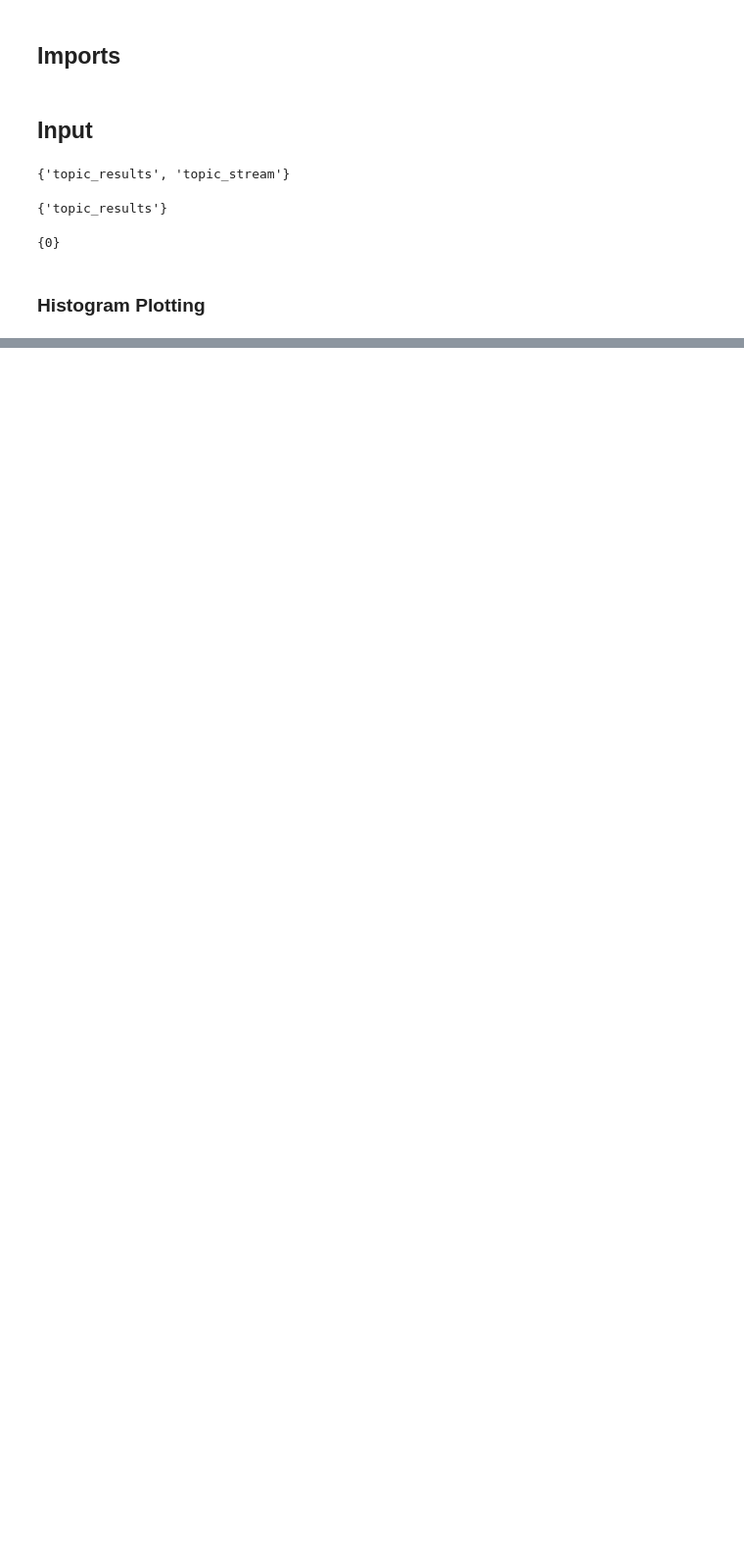
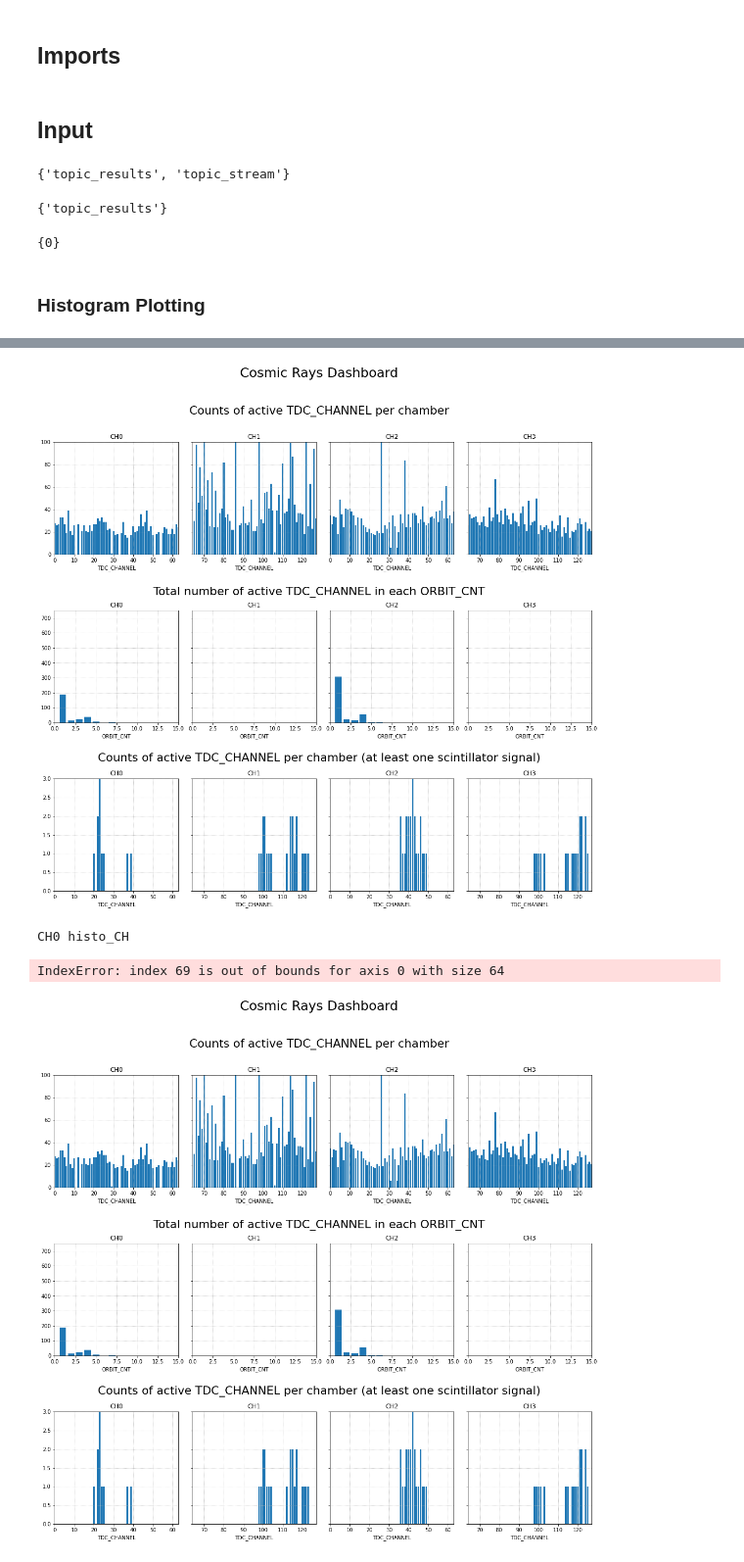
Before and after one commit to aidinattar/CosmicRays-LiveDashboard--Spark-Kafka, a Jupyter notebook: Consumer.ipynb, the cells around one changed output, grey strips where cells are left out. Shown at 98% size. Cells and saved outputs as stored; diff of their text form; code cells hidden in the pictures; blank space fills up the shorter version.

```diff
--- a/Consumer.ipynb
+++ b/Consumer.ipynb
@@ -125,0 +153,57 @@ KeyboardInterrupt:
+# %%
+fig, ax = plt.subplots(nrows=3, ncols=4, sharey='row', figsize=(15,13))
+
+fig.suptitle('Cosmic Rays Dashboard', fontsize=25, y=1.1)
+fig.tight_layout()
+fig.subplots_adjust(hspace=.5)
+
+plt.figtext(0.5, 1.01, 'Counts of active TDC_CHANNEL per chamber', ha='center', va='center', fontsize = 22)
+plt.figtext(0.5,  .64, 'Total number of active TDC_CHANNEL in each ORBIT_CNT', ha='center', va='center', fontsize = 22)
+plt.figtext(0.5,  .30, 'Counts of active TDC_CHANNEL per chamber (at least one scintillator signal)', ha='center', va='center', fontsize = 22)
+
+for i, msg in enumerate(consumer):
+    if i == 0:
+        msg_json = json.loads(msg.value)
+
+        for chamber in ['CH0','CH2']:
+            for feature in ['histo_CH', 'histo_SC']:
+                edges  = np.arange(64)
+                counts = np.zeros(shape=64, dtype=int)
+                new_edges = np.array(list(map(int, msg_json[chamber][feature]['bin_edges'])))
+                counts[new_edges] += msg_json[chamber][feature]['bin_counts']
+                msg_json[chamber][feature][ 'bin_edges']         =  edges
+                msg_json[chamber][feature]['bin_counts']         = counts
+
+        for chamber in ['CH1','CH3']:
+            for feature in ['histo_CH', 'histo_SC']:
+                edges  = np.arange(64, 128)
+                counts = np.zeros(shape=64, dtype=int)
+                new_edges = np.array(list(map(int, msg_json[chamber][feature]['bin_edges'])))-64
+
+                counts[new_edges] += msg_json[chamber][feature]['bin_counts']
+                msg_json[chamber][feature][ 'bin_edges']            =  edges
+                msg_json[chamber][feature]['bin_counts']            = counts
+
+
+        for chamber in ['CH0','CH1','CH2','CH3']:
+                edges  = np.arange(0, 100)
+                counts = np.zeros(shape=100, dtype=int)
+                new_edges = np.array(list(map(int, msg_json[chamber]['histo_ORB']['bin_edges'])))-64
+
+                counts[new_edges] += msg_json[chamber]['histo_ORB']['bin_counts']
+                msg_json[chamber]['histo_ORB'][ 'bin_edges']            =  edges
+                msg_json[chamber]['histo_ORB']['bin_counts']            = counts
+
+
+    else:
+        msg_json = hist_sum(msg_json, json.loads(msg.value))
+    print("Number of hits: ", msg_json['hits'])
+    for chamber in range(4):
+        print(f"Number of hits - CHAMBER {chamber}:\t", msg_json['CH'+str(chamber)]['total_hits'])
+
+    build_hist(msg_json, fig, ax, False)
+# %% [output]
+[figure, added]
+CH0 histo_CH
+IndexError: index 69 is out of bounds for axis 0 with size 64
+[figure, added]
```
Also changed, not shown: parts of 4 cells of this notebook, 2 other files.
